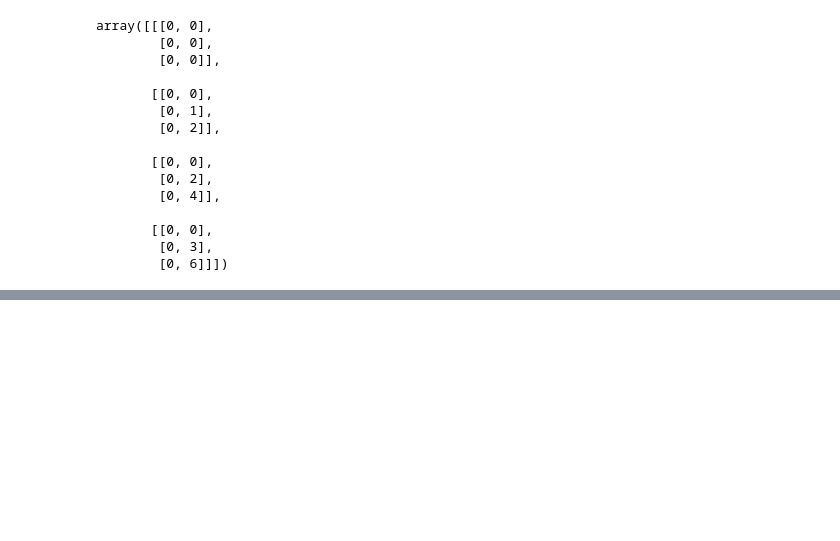
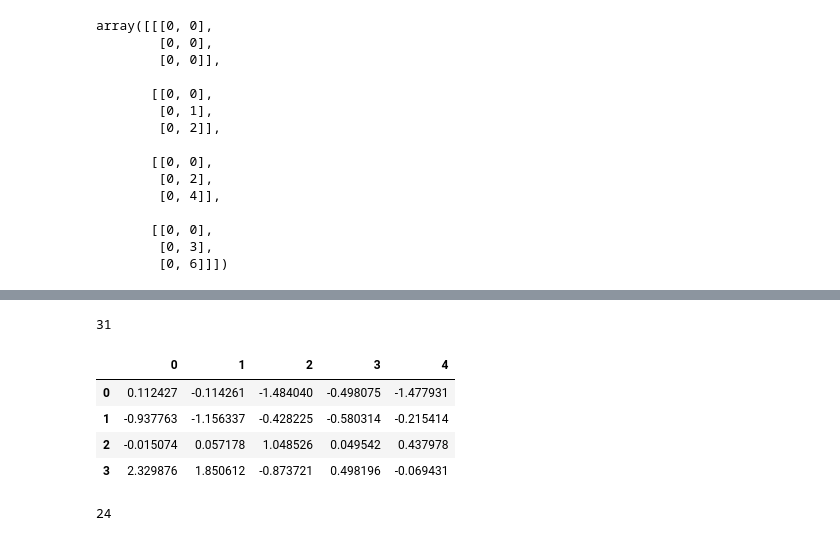
Before and after one commit to FazlullahBokhari/python-Labraries, a Jupyter notebook: Numpy.ipynb, the cells around one changed output, grey strips where cells are left out. Saved outputs shown, nothing was run; the diff lists cells and outputs as text; code cells hidden in the pictures; blank space fills up the shorter version.

```diff
--- a/Numpy.ipynb
+++ b/Numpy.ipynb
@@ -135,0 +222,17 @@ array([[[[0, 0],
+# %%
+np.random.randint(4,50)
+# %% [output]
+31
+# %%
+pd.DataFrame(np.random.randn(4,5))
+# %% [output]
+|  | 0 | 1 | 2 | 3 | 4 |
+| 0 | 0.112427 | -0.114261 | -1.484040 | -0.498075 | -1.477931 |
+| 1 | -0.937763 | -1.156337 | -0.428225 | -0.580314 | -0.215414 |
+| 2 | -0.015074 | 0.057178 | 1.048526 | 0.049542 | 0.437978 |
+| 3 | 2.329876 | 1.850612 | -0.873721 | 0.498196 | -0.069431 |
+# %%
+a = np.fromfunction(lambda i, j,z: i*j*z, (4,3,2), dtype=int)
+a.size
+# %% [output]
+24
```
Also changed, not shown: parts of 42 cells of this notebook.
